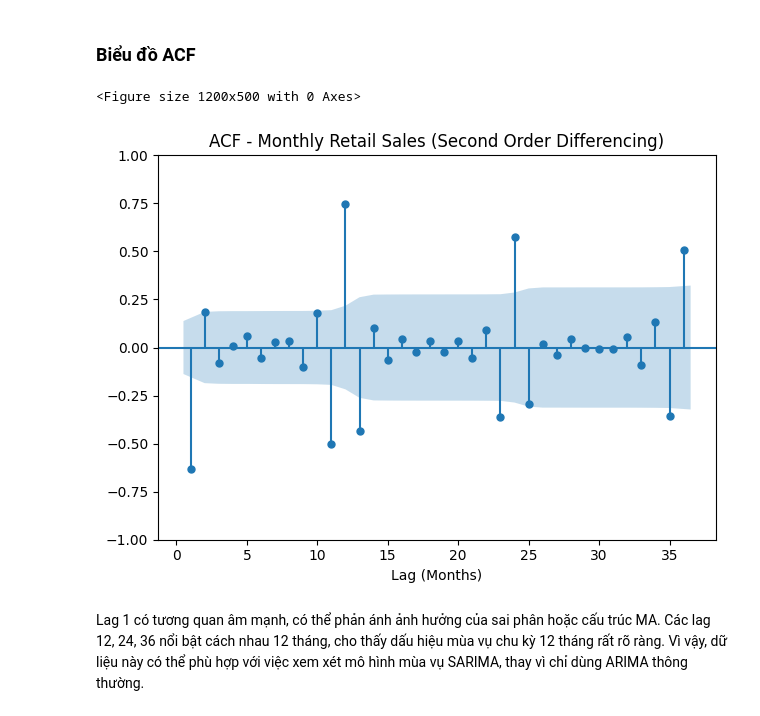
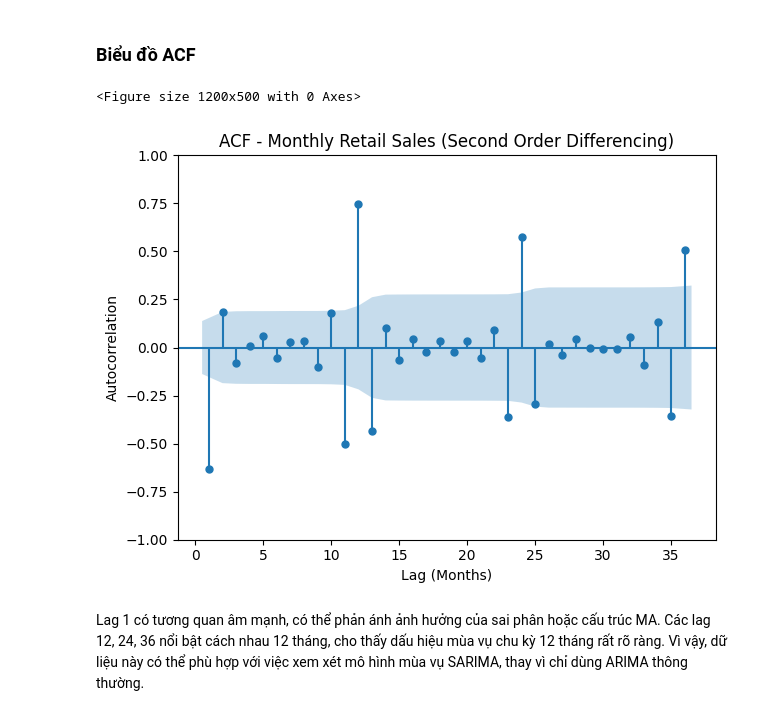
Before and after one commit to Tuvienn/TOTAL_LAB_PRACTICE_FOR_TIME_SERIES, a Jupyter notebook: total_practice/Practice_2/notebooks/Practice_2_Exercise.ipynb, the cells around one changed output. Drawn from its saved outputs; the diff is of its cells as text; code cells hidden in the pictures.

```diff
--- a/total_practice/Practice_2/notebooks/Practice_2_present.ipynb
+++ b/total_practice/Practice_2/notebooks/Practice_2_Exercise.ipynb
@@ -677,18 +743,23 @@ Theo kết quả hiện tại, d= 2, vì chuỗi cần sai phân bậc 2 để
 # %%
 from statsmodels.graphics.tsaplots import plot_acf
 import matplotlib.pyplot as plt
 
 plt.figure(figsize=(12, 5))
 
-plot_acf(series_diff2, lags=36, zero=False)
-
+plot_acf(
+    series_diff2,
+    lags=36,
+    zero=False
+)
 plt.title("ACF - Monthly Retail Sales (Second Order Differencing)")
 plt.xlabel("Lag (Months)")
+plt.ylabel("Autocorrelation")
+
 plt.tight_layout()
 plt.show()
 # %% [output]
 <Figure size 1200x500 with 0 Axes>
-[figure, old version]
+[figure, new version]
 # %% [markdown]
 Lag 1 có tương quan âm mạnh, có thể phản ánh ảnh hưởng của sai phân hoặc cấu trúc MA.
 Các lag 12, 24, 36 nổi bật cách nhau 12 tháng, cho thấy dấu hiệu mùa vụ chu kỳ 12 tháng rất rõ ràng. Vì vậy, dữ liệu này có thể phù hợp với việc xem xét mô hình mùa vụ SARIMA, thay vì chỉ dùng ARIMA thông thường.
```
Also changed, not shown: parts of 35 cells of this notebook, 20 other files.
